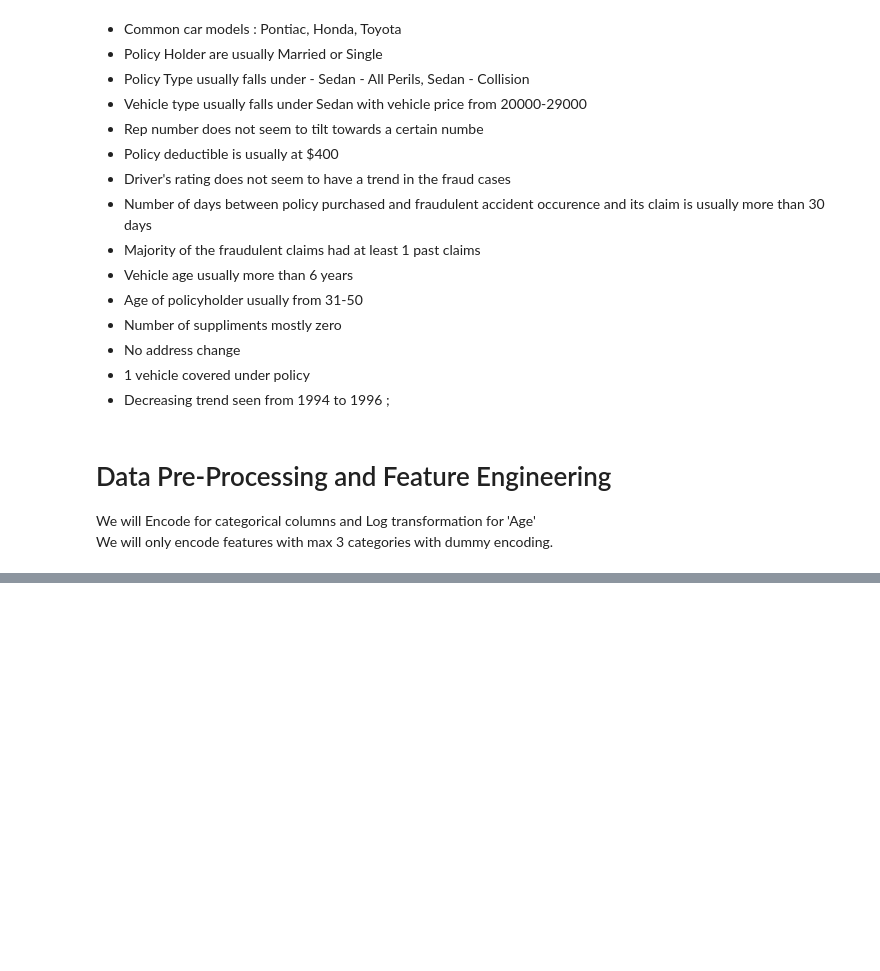
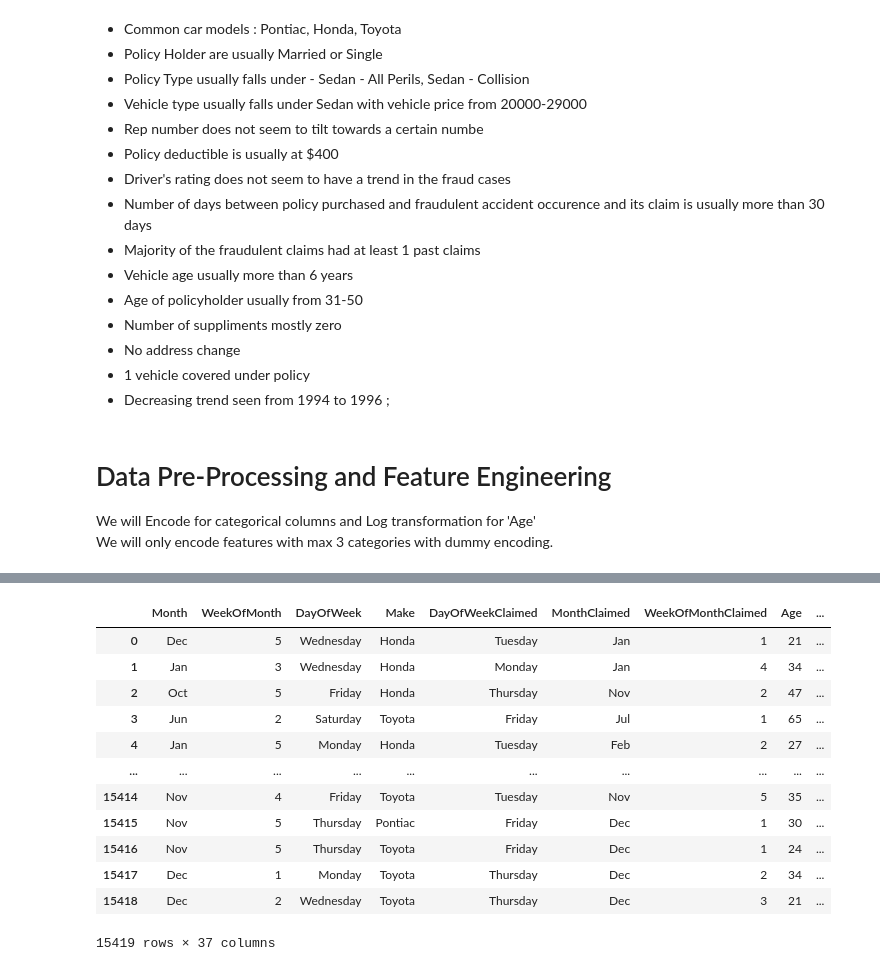
Before and after one commit to irungus/Applied-Machine-Learning, a Jupyter notebook: POA CAT 1.ipynb, the cells around one changed output, grey strips where cells are left out. Cells and saved outputs as stored; diff of their text form; code cells hidden in the pictures; blank space fills up the shorter version.

```diff
--- a/POA CAT 1.ipynb
+++ b/POA CAT 1.ipynb
@@ -525,0 +742,41 @@ We will only encode features with max 3 categories with dummy encoding.
+# %%
+# Create lists for order of categories in the columns:
+vehicleprice = ['less than 20000', '20000 to 29000', '30000 to 39000', '40000 to 59000', '60000 to 69000', 'more than 69000']
+deductible = ['300', '400', '500', '700']
+driverrating = ['1', '2', '3', '4']
+pastclaims= ['none', '1', '2 to 4', 'more than 4']
+ageofvehicle = ['new', '2 years', '3 years', '4 years', '5 years', '6 years', '7 years', 'more than 7']
+agepolhol = ['16 to 17', '18 to 20', '21 to 25', '26 to 30','31 to 35', '36 to 40', '41 to 50', '51 to 65', 'over 65']
+numofsup = ['none', '1 to 2', '3 to 5', 'more than 5']
+
+# List containing columns to encode
+ord_list= ['VehiclePrice', 'Deductible', 'DriverRating', 'PastNumberOfClaims', 'AgeOfVehicle', 'AgeOfPolicyHolder', 'NumberOfSuppliments']
+# %%
+# Feed in the order of categories in the respective columns
+encoder = OrdinalEncoder(categories= [vehicleprice, deductible, driverrating, pastclaims, ageofvehicle, agepolhol, numofsup], dtype = 'int64')
+# %%
+# Create a function to ordinal encode the columns in ord_list
+def ordenc(ordlist, data):
+    encoded = encoder.fit_transform( data[ordlist])
+    ord_encoded = pd.DataFrame(encoded, columns = ordlist)
+    data.drop(ord_list, axis = 1, inplace = True) #Drop original columns
+    data= pd.concat([data, ord_encoded], axis = 1) #concat the results to the original dataframe
+
+    return (data)
+# %%
+data_dum = ordenc(ord_list, data_dum)
+data_dum
+# %% [output]
+|  | Month | WeekOfMonth | DayOfWeek | Make | DayOfWeekClaimed | MonthClaimed | WeekOfMonthClaimed | Age | ... |
+| 0 | Dec | 5 | Wednesday | Honda | Tuesday | Jan | 1 | 21 | ... |
+| 1 | Jan | 3 | Wednesday | Honda | Monday | Jan | 4 | 34 | ... |
+| 2 | Oct | 5 | Friday | Honda | Thursday | Nov | 2 | 47 | ... |
+| 3 | Jun | 2 | Saturday | Toyota | Friday | Jul | 1 | 65 | ... |
+| 4 | Jan | 5 | Monday | Honda | Tuesday | Feb | 2 | 27 | ... |
+| ... | ... | ... | ... | ... | ... | ... | ... | ... | ... |
+| 15414 | Nov | 4 | Friday | Toyota | Tuesday | Nov | 5 | 35 | ... |
+| 15415 | Nov | 5 | Thursday | Pontiac | Friday | Dec | 1 | 30 | ... |
+| 15416 | Nov | 5 | Thursday | Toyota | Friday | Dec | 1 | 24 | ... |
+| 15417 | Dec | 1 | Monday | Toyota | Thursday | Dec | 2 | 34 | ... |
+| 15418 | Dec | 2 | Wednesday | Toyota | Thursday | Dec | 3 | 21 | ... |
+15419 rows × 37 columns
```
Also changed, not shown: parts of 23 cells of this notebook.
